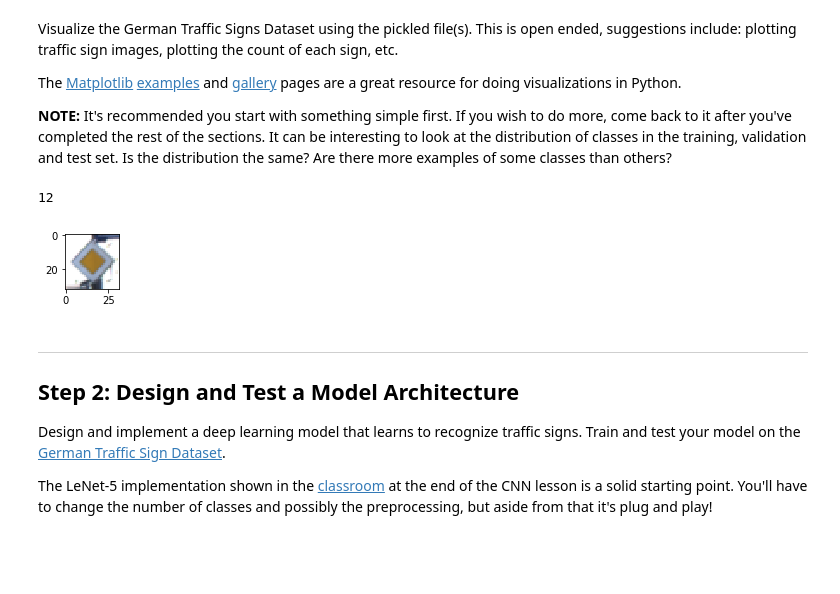
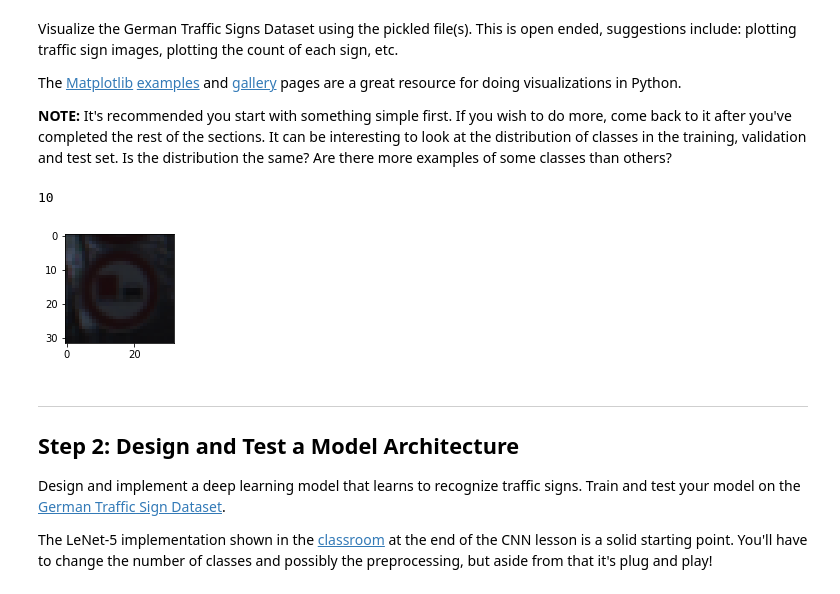
Before and after one commit to CJL89/Traffic-Sign-Classifier, a Jupyter notebook: Traffic_Sign_Classifier.ipynb, the cells around one changed output. Cells and saved outputs as stored; diff of their text form; code cells hidden in the pictures; blank space fills up the shorter version.

Commit message:
Model trained and saved

```diff
--- a/Traffic_Sign_Classifier.ipynb
+++ b/Traffic_Sign_Classifier.ipynb
@@ -24,9 +24,9 @@ The [rubric](https://review.udacity.com/#!/rubrics/481/view) contains "Stand Out
 import pickle
 
 # TODO: Fill this in based on where you saved the training and testing data
-training_file = ('traffic-signs-data/train.p')
-validation_file = ('traffic-signs-data/valid.p')
-testing_file = ('traffic-signs-data/test.p')
+training_file = ('./traffic-signs-data/train.p')
+validation_file = ('./traffic-signs-data/valid.p')
+testing_file = ('./traffic-signs-data/test.p')
 
 with open(training_file, mode='rb') as f:
     train = pickle.load(f)
@@ -106,22 +94,21 @@ The [Matplotlib](http://matplotlib.org/) [examples](http://matplotlib.org/exampl
 # %%
 ### Data exploration visualization code goes here.
 ### Feel free to use as many code cells as needed.
 import random
-import numpy as np
 import matplotlib.pyplot as plt
 
 # Visualizations will be shown in the notebook.
 %matplotlib inline
 
 index = random.randint(0, len(X_train))
 image = X_train[index].squeeze()
 
-plt.figure(figsize=(1, 1))
-plt.imshow(image, cmap='Blues')
+plt.figure(figsize=(2, 2))
+plt.imshow(image)
 print(y_train[index])
 # %% [output]
-12
+10
-[figure, old version]
+[figure, new version]
 # %% [markdown]
 ----
 
```
Also changed, not shown: parts of 6 cells of this notebook, 4 other files.
